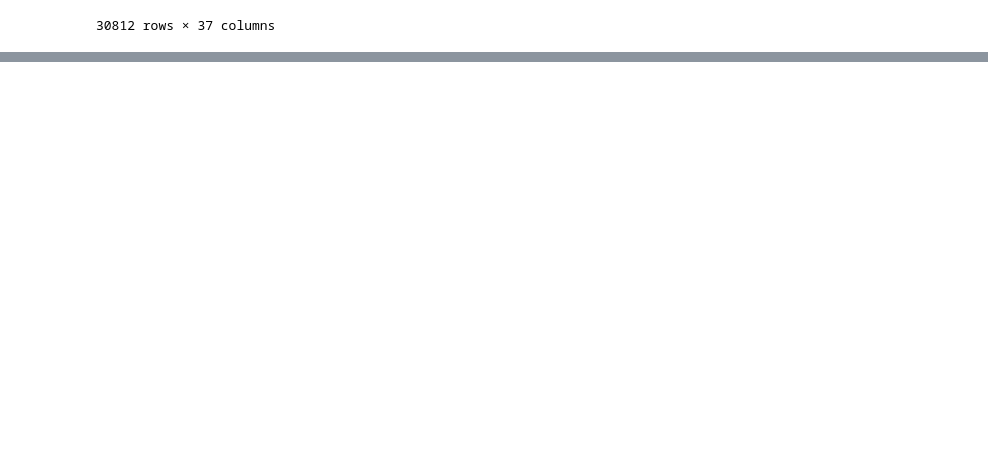
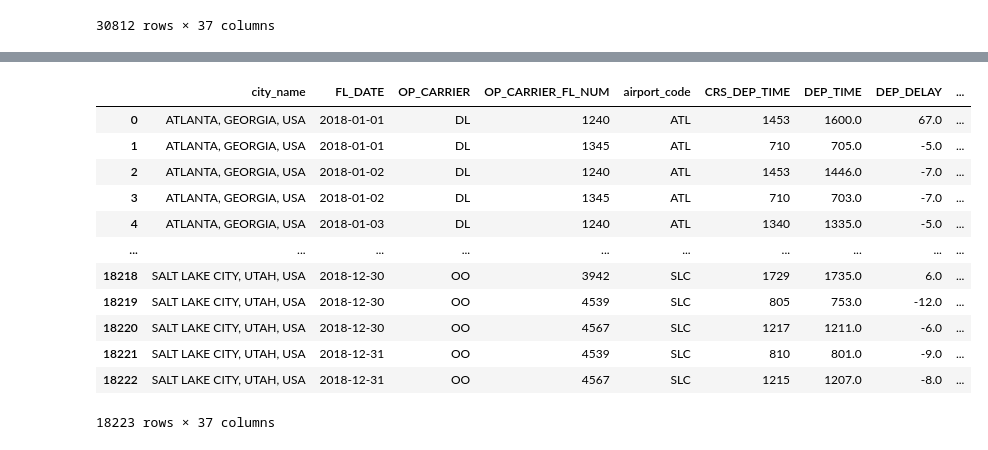
Before and after one commit to tarakp/flightdelays, a Jupyter notebook: data_manipulation_modeling/data_viz_manipulation/anr_viz.ipynb, the cells around one changed output, grey strips where cells are left out. Saved outputs shown, nothing was run; the diff lists cells and outputs as text; code cells hidden in the pictures; blank space fills up the shorter version.

```diff
--- a/data_manipulation_modeling/data_viz_manipulation/anr_viz.ipynb
+++ b/data_manipulation_modeling/data_viz_manipulation/anr_viz.ipynb
@@ -113,0 +185,25 @@ spider_map_df.to_csv(r'/Users/amber/Desktop/GitHub/flight_delay_prediction/data_
+# %%
+# Build destination df
+
+destination_df_2018 = spider_df_2018[['dest_city_name', 'FL_DATE', 'OP_CARRIER', 'OP_CARRIER_FL_NUM', 'DEST', 'CRS_DEP_TIME', 'DEP_TIME', 'DEP_DELAY', 'TAXI_OUT', 'WHEELS_OFF', 'WHEELS_ON', 'TAXI_IN', 'CRS_ARR_TIME', 'ARR_TIME', 'ARR_DELAY', 'CANCELLED', 'CANCELLATION_CODE', 'DIVERTED', 'CRS_ELAPSED_TIME', 'ACTUAL_ELAPSED_TIME', 'AIR_TIME', 'DISTANCE', 'CARRIER_DELAY', 'WEATHER_DELAY', 'NAS_DELAY', 'SECURITY_DELAY', 'LATE_AIRCRAFT_DELAY', 'CRS_DEP_HM', 'DEP_TIME_HM', 'WHEELS_OFF_HM', 'WHEELS_ON_HM', 'CRS_ARR_TIME_HM', 'ARR_TIME_HM', 'day_of_week', 'DELAY', 'path_id']].copy()
+
+# create new column to id destination airport
+destination_df_2018['origin_dest'] = 'dest'
+
+# rename key destination columns to be generalized between origin and desintation
+destination_df_2018.rename(columns={"dest_city_name":"city_name", "DEST":"airport_code"}, inplace=True)
+destination_df_2018
+# %% [output]
+|  | city_name | FL_DATE | OP_CARRIER | OP_CARRIER_FL_NUM | airport_code | CRS_DEP_TIME | DEP_TIME | DEP_DELAY | ... |
+| 0 | ATLANTA, GEORGIA, USA | 2018-01-01 | DL | 1240 | ATL | 1453 | 1600.0 | 67.0 | ... |
+| 1 | ATLANTA, GEORGIA, USA | 2018-01-01 | DL | 1345 | ATL | 710 | 705.0 | -5.0 | ... |
+| 2 | ATLANTA, GEORGIA, USA | 2018-01-02 | DL | 1240 | ATL | 1453 | 1446.0 | -7.0 | ... |
+| 3 | ATLANTA, GEORGIA, USA | 2018-01-02 | DL | 1345 | ATL | 710 | 703.0 | -7.0 | ... |
+| 4 | ATLANTA, GEORGIA, USA | 2018-01-03 | DL | 1240 | ATL | 1340 | 1335.0 | -5.0 | ... |
+| ... | ... | ... | ... | ... | ... | ... | ... | ... | ... |
+| 18218 | SALT LAKE CITY, UTAH, USA | 2018-12-30 | OO | 3942 | SLC | 1729 | 1735.0 | 6.0 | ... |
+| 18219 | SALT LAKE CITY, UTAH, USA | 2018-12-30 | OO | 4539 | SLC | 805 | 753.0 | -12.0 | ... |
+| 18220 | SALT LAKE CITY, UTAH, USA | 2018-12-30 | OO | 4567 | SLC | 1217 | 1211.0 | -6.0 | ... |
+| 18221 | SALT LAKE CITY, UTAH, USA | 2018-12-31 | OO | 4539 | SLC | 810 | 801.0 | -9.0 | ... |
+| 18222 | SALT LAKE CITY, UTAH, USA | 2018-12-31 | OO | 4567 | SLC | 1215 | 1207.0 | -8.0 | ... |
+18223 rows × 37 columns
```
Also changed, not shown: parts of 6 cells of this notebook, 10 other files.
